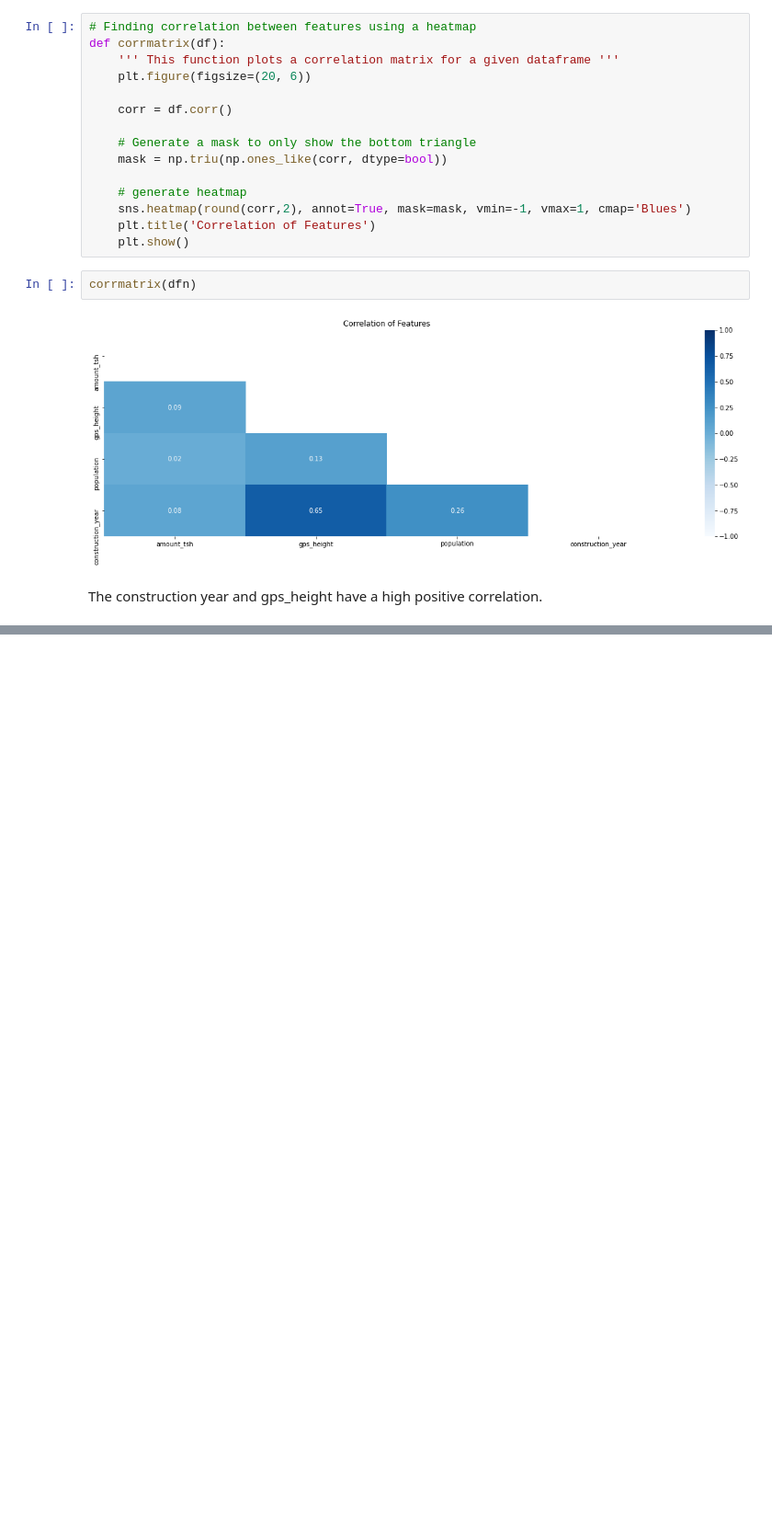
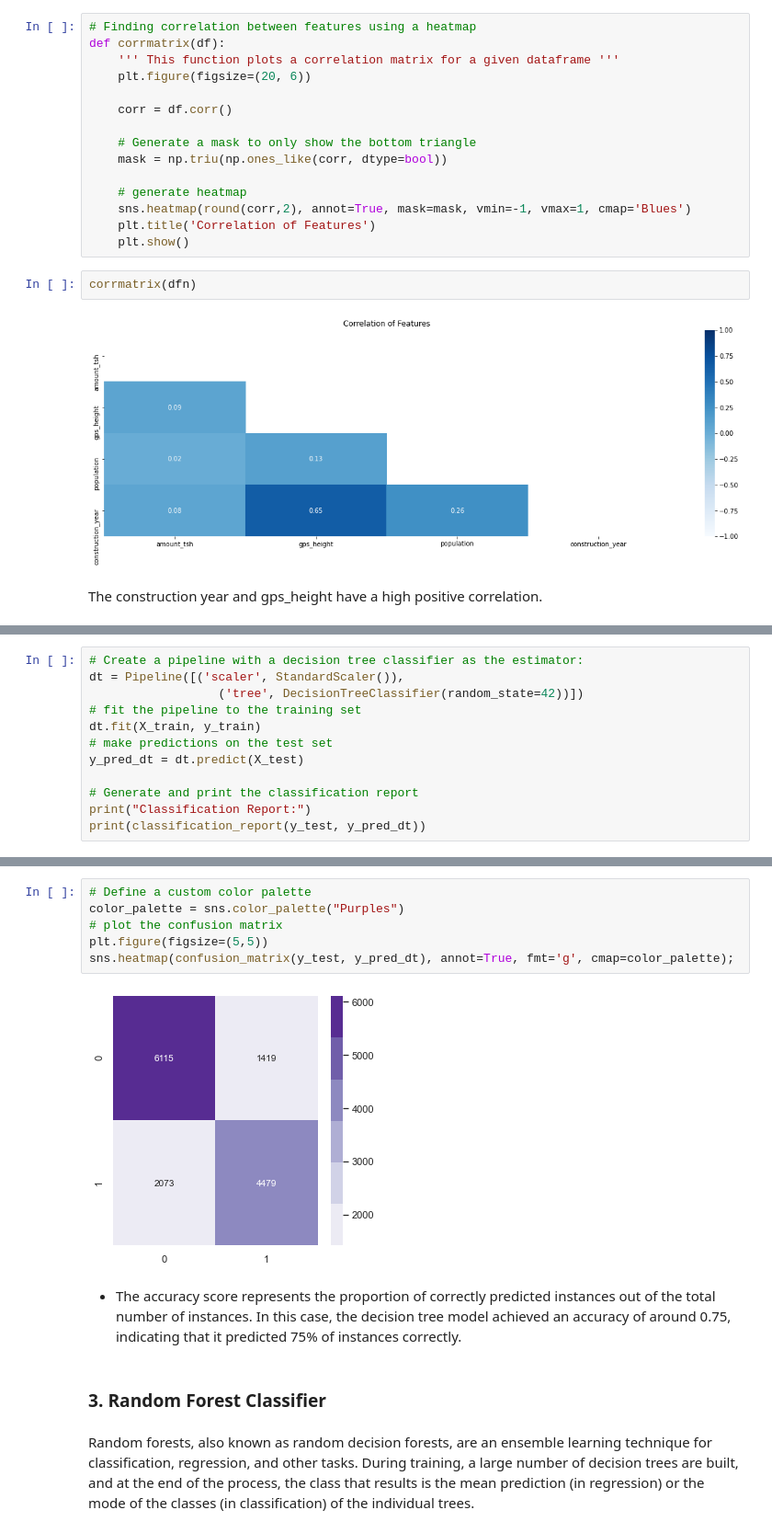
Before and after one commit to paulngatia/PHASE-3-PROJECT, a Jupyter notebook: index.ipynb, the cells around one changed output, grey strips where cells are left out. Shown: that part at 92% size. Cells and saved outputs as stored; diff of their text form; blank space fills up the shorter version.

```diff
--- a/index.ipynb
+++ b/index.ipynb
@@ -755,0 +909,12 @@ The construction year and gps_height have a high positive correlation.
+# %%
+# Create a pipeline with a decision tree classifier as the estimator:
+dt = Pipeline([('scaler', StandardScaler()),
+                  ('tree', DecisionTreeClassifier(random_state=42))])
+# fit the pipeline to the training set
+dt.fit(X_train, y_train)
+# make predictions on the test set
+y_pred_dt = dt.predict(X_test)
+
+# Generate and print the classification report
+print("Classification Report:")
+print(classification_report(y_test, y_pred_dt))
@@ -755,0 +931,14 @@ The construction year and gps_height have a high positive correlation.
+# %%
+# Define a custom color palette
+color_palette = sns.color_palette("Purples")
+# plot the confusion matrix
+plt.figure(figsize=(5,5))
+sns.heatmap(confusion_matrix(y_test, y_pred_dt), annot=True, fmt='g', cmap=color_palette);
+# %% [output]
+[figure, added]
+# %% [markdown]
+- The accuracy score represents the proportion of correctly predicted instances out of the total number of instances. In this case, the decision tree model achieved an accuracy of around 0.75, indicating that it predicted 75% of instances correctly.
+# %% [markdown]
+### 3. Random Forest Classifier
+# %% [markdown]
+Random forests, also known as random decision forests, are an ensemble learning technique for classification, regression, and other tasks. During training, a large number of decision trees are built, and at the end of the process, the class that results is the mean prediction (in regression) or the mode of the classes (in classification) of the individual trees.
```
Also changed, not shown: parts of 45 cells of this notebook.
